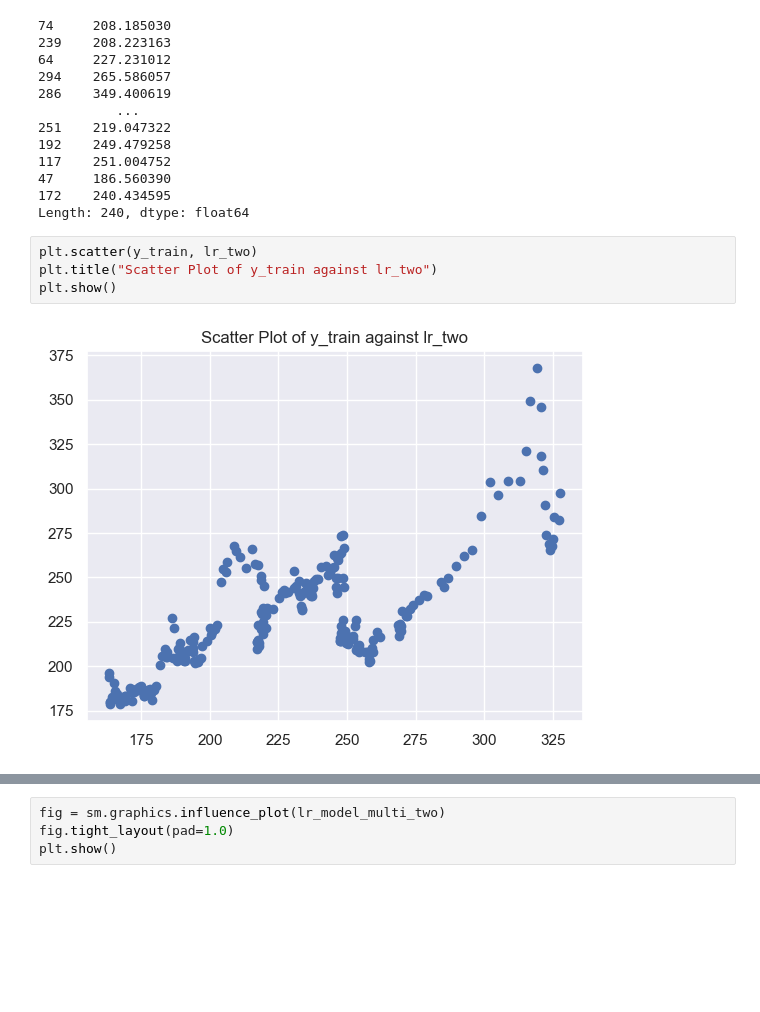
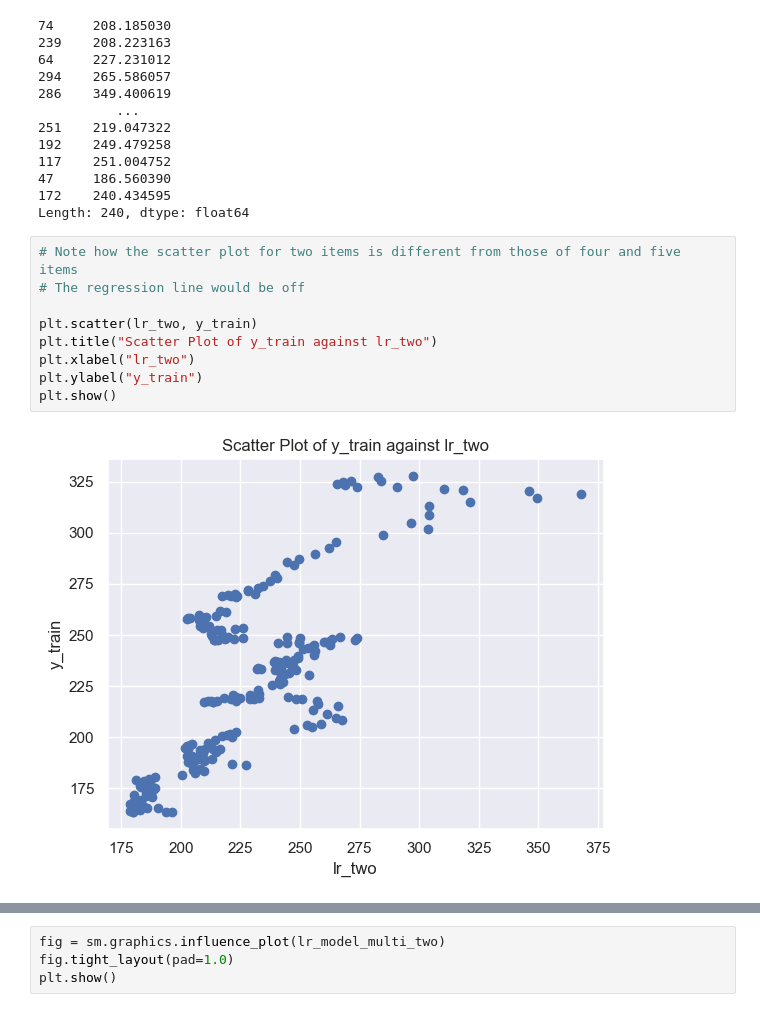
Before and after one commit to matthewjchin/grocerypriceanalysis, a Jupyter notebook: fred_groceries_lin_reg.ipynb, the cells around one changed output, grey strips where cells are left out. Cells and saved outputs as stored; diff of their text form; blank space fills up the shorter version.

```diff
--- a/fred_groceries_lin_reg.ipynb
+++ b/fred_groceries_lin_reg.ipynb
@@ -584,9 +672,14 @@ lr_two
 172    240.434595
 Length: 240, dtype: float64
 # %%
-plt.scatter(y_train, lr_two)
+# Note how the scatter plot for two items is different from those of four and five items
+# The regression line would be off
+
+plt.scatter(lr_two, y_train)
 plt.title("Scatter Plot of y_train against lr_two")
+plt.xlabel("lr_two")
+plt.ylabel("y_train")
 plt.show()
 # %% [output]
-[figure, old version]
+[figure, new version]
 # %%
```
Also changed, not shown: parts of 23 cells of this notebook, 1 other file.
